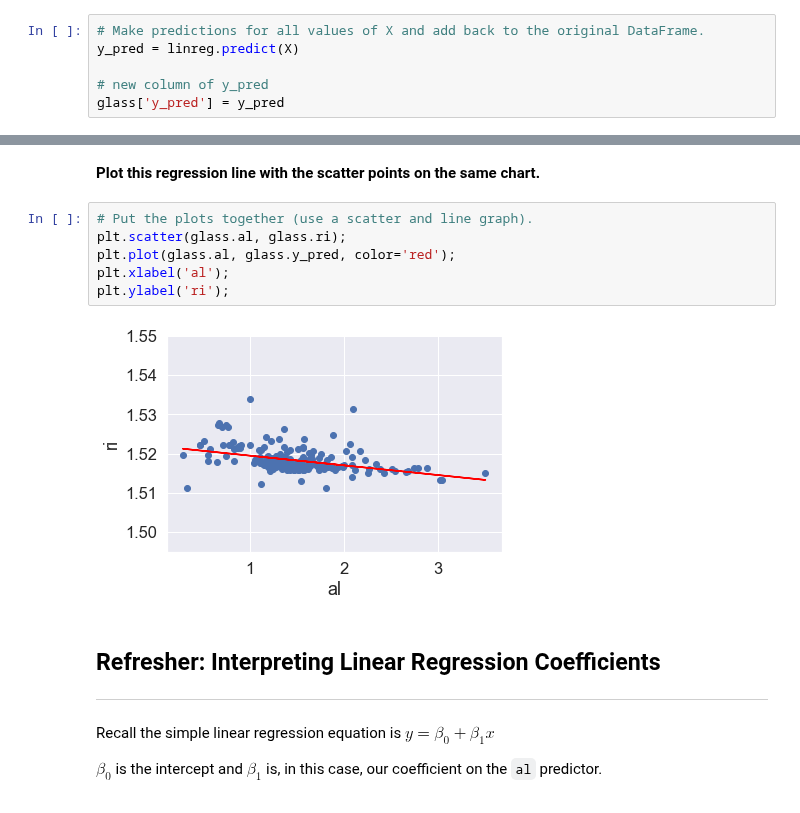
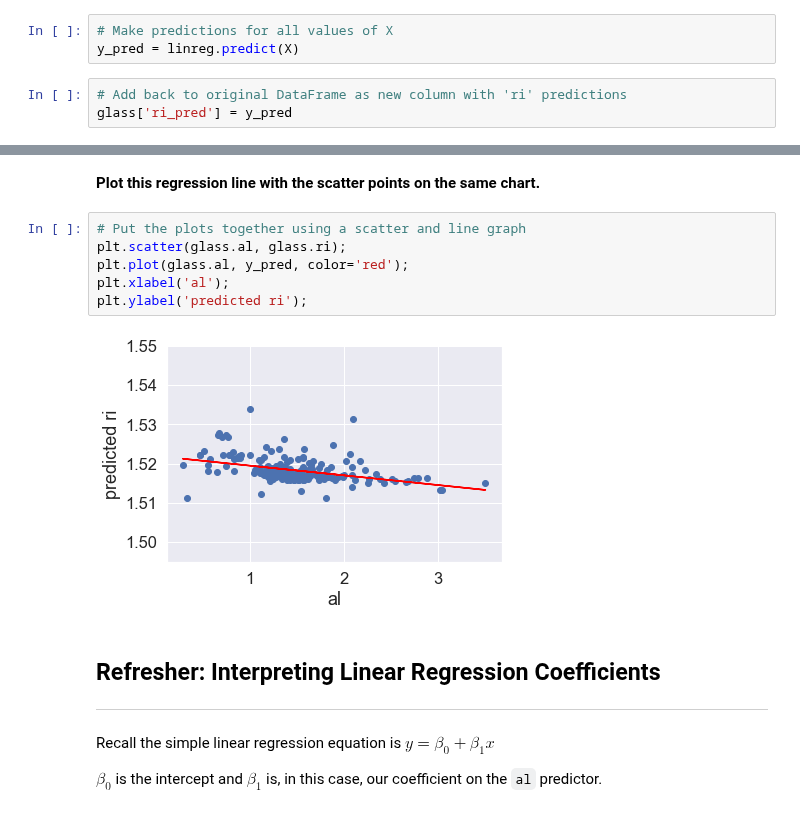
Before and after one commit to ShelyBhogal/data-science, a Jupyter notebook: 12-logistic-regression/logistic-regression-starter.ipynb, the cells around one changed output, grey strips where cells are left out. Saved outputs shown, nothing was run; the diff lists cells and outputs as text.

```diff
--- a/12-logistic-regression/logistic-regression-starter.ipynb
+++ b/12-logistic-regression/logistic-regression-starter.ipynb
@@ -187,8 +189,8 @@ LinearRegression(copy_X=True, fit_intercept=True, n_jobs=None, normalize=False)
 # %% [markdown]
 **Using the `LinearRegression` object we have fit, create a variable that are our predictions for `ri` for each row's `al` in the data set.**
 # %%
-# Make predictions for all values of X and add back to the original DataFrame.
+# Make predictions for all values of X
 y_pred = linreg.predict(X)
-
-# new column of y_pred
-glass['y_pred'] = y_pred
+# %%
+# Add back to original DataFrame as new column with 'ri' predictions
+glass['ri_pred'] = y_pred
@@ -218,13 +240,13 @@ _Note the y axis labels when comparing to seaborns plot_
 # %% [markdown]
 **Plot this regression line with the scatter points on the same chart.**
 # %%
-# Put the plots together (use a scatter and line graph).
+# Put the plots together using a scatter and line graph
 plt.scatter(glass.al, glass.ri);
-plt.plot(glass.al, glass.y_pred, color='red');
+plt.plot(glass.al, y_pred, color='red');
 plt.xlabel('al');
-plt.ylabel('ri');
+plt.ylabel('predicted ri');
 # %% [output]
-[figure, old version]
+[figure, new version]
 # %% [markdown]
 <a id="refresher-interpreting-linear-regression-coefficients"></a>
 ## Refresher: Interpreting Linear Regression Coefficients
```
Also changed, not shown: parts of 78 cells of this notebook.
